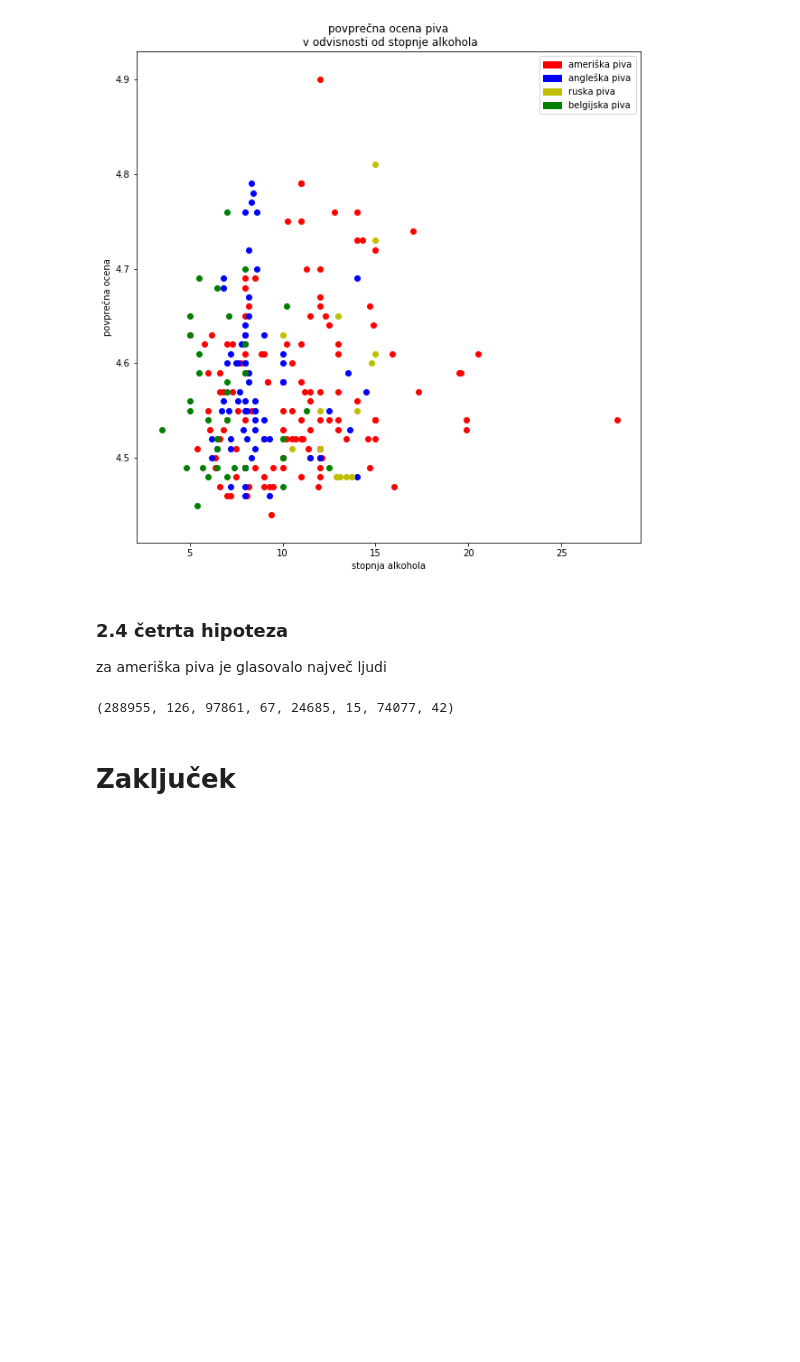
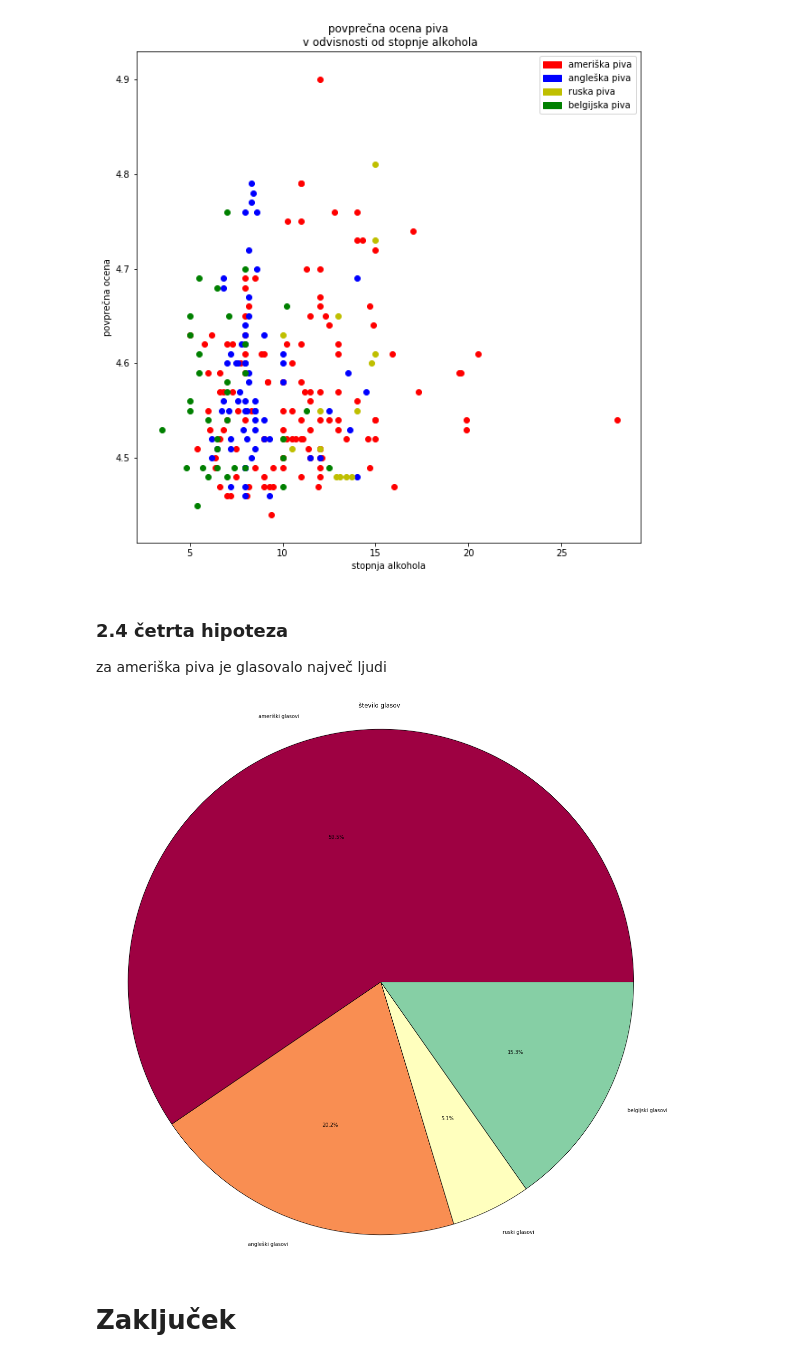
Before and after one commit to nkovacic99/beer_ratings, a Jupyter notebook: beer_ratings.ipynb, the cells around one changed output. Drawn from its saved outputs; the diff is of its cells as text; code cells hidden in the pictures; blank space fills up the shorter version.

```diff
--- a/beer_ratings.ipynb
+++ b/beer_ratings.ipynb
@@ -398,28 +399,38 @@ za ameriška piva je glasovalo največ ljudi
 # %%
 am_votes = 0
 am_counter = 0
 brit_votes = 0
 brit_counter = 0
 russ_votes = 0
 russ_counter = 0
 belg_votes = 0
 belg_counter = 0
 for i in range(251):
     try:
         if 'American' in piva['VRSTA_PIVA'][i]:
             am_votes += piva['ST_GLASOV'][i]
             am_counter += 1
         elif 'British' in piva['VRSTA_PIVA'][i] or 'English' in piva['VRSTA_PIVA'][i] or 'England' in piva['VRSTA_PIVA'][i]:
             brit_votes += piva['ST_GLASOV'][i]
             brit_counter += 1
         elif 'Russian' in piva['VRSTA_PIVA'][i]:
             russ_votes += piva['ST_GLASOV'][i]
             russ_counter += 1
         else:
             belg_votes += piva['ST_GLASOV'][i]
             belg_counter += 1
     except:
         pass
 am_votes, am_counter, brit_votes, brit_counter, russ_votes, russ_counter, belg_votes, belg_counter
+
+labels = ['ameriški glasovi', 'angleški glasovi', 'ruski glasovi', 'belgijski glasovi']
+score = [am_votes, brit_votes, russ_votes, belg_votes]
+colors = [plt.cm.Spectral(i/float(len(labels))) for i in range(5)]
+plt.pie(score, colors=colors,labels=labels, wedgeprops={'edgecolor':'black'}, autopct='%0.1f%%')
+plt.title("število glasov")
+fig = plt.gcf()
+fig.set_size_inches(20, 20)
+plt.axis('equal')
+plt.show()
 # %% [output]
-(288955, 126, 97861, 67, 24685, 15, 74077, 42)
+[figure, added]
```
Also changed, not shown: parts of 2 cells of this notebook.
